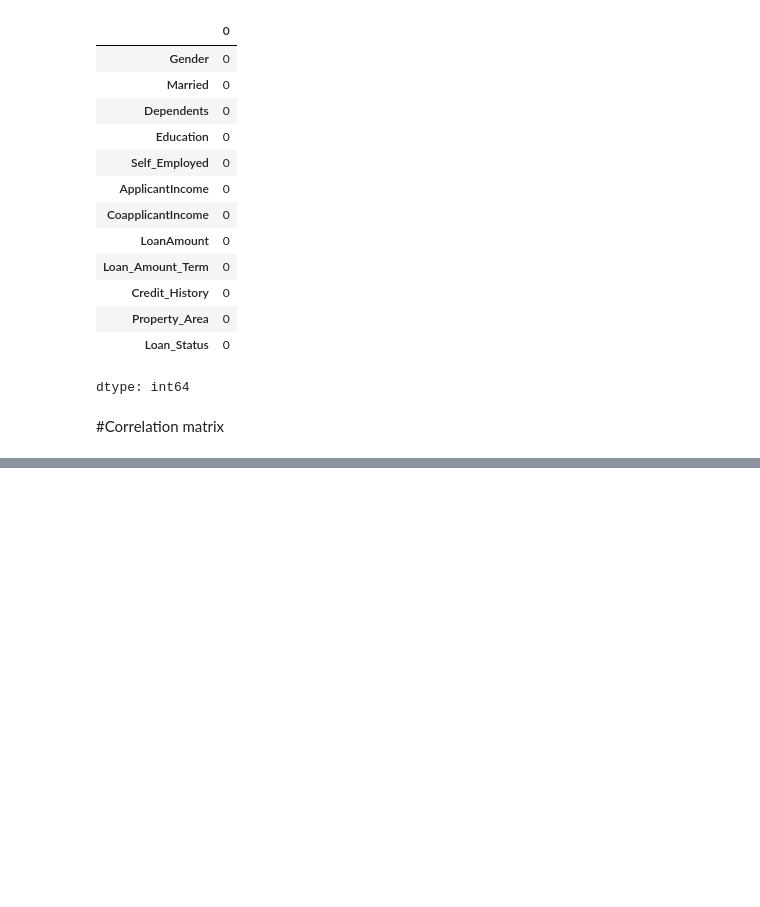
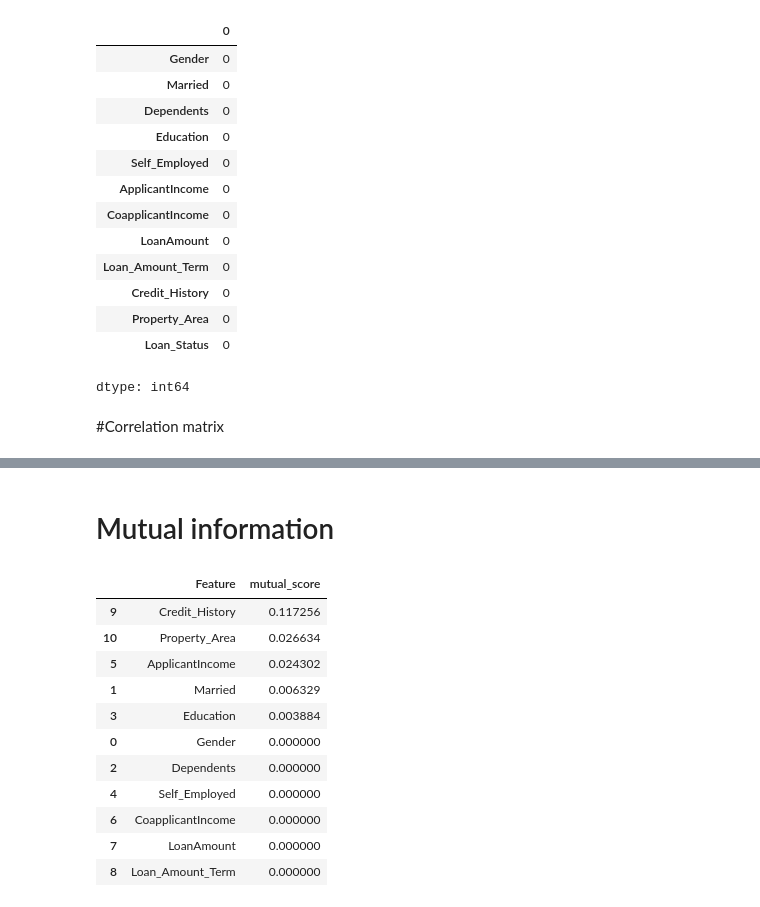
Before and after one commit to MhammadRezaValiYari/loan-validation, a Jupyter notebook: Loan_validation_with_Decision_Tree.ipynb, the cells around one changed output, grey strips where cells are left out. Cells and saved outputs as stored; diff of their text form; code cells hidden in the pictures; blank space fills up the shorter version.

```diff
--- a/Loan_validation_with_Decision_Tree.ipynb
+++ b/Loan_validation_with_Decision_Tree.ipynb
@@ -150,0 +184,24 @@ plt.show()
+# %% [markdown]
+# Mutual information
+# %%
+from sklearn.feature_selection import mutual_info_classif
+
+mu_scores = mutual_info_classif(scaled_df, y)
+mu_df = pd.DataFrame({
+    'Feature' : x.columns,
+    'mutual_score' : mu_scores
+})
+mu_df.sort_values(by='mutual_score', ascending=False)
+# %% [output]
+|  | Feature | mutual_score |
+| 9 | Credit_History | 0.117256 |
+| 10 | Property_Area | 0.026634 |
+| 5 | ApplicantIncome | 0.024302 |
+| 1 | Married | 0.006329 |
+| 3 | Education | 0.003884 |
+| 0 | Gender | 0.000000 |
+| 2 | Dependents | 0.000000 |
+| 4 | Self_Employed | 0.000000 |
+| 6 | CoapplicantIncome | 0.000000 |
+| 7 | LoanAmount | 0.000000 |
+| 8 | Loan_Amount_Term | 0.000000 |
```
Also changed, not shown: parts of 10 cells of this notebook.
